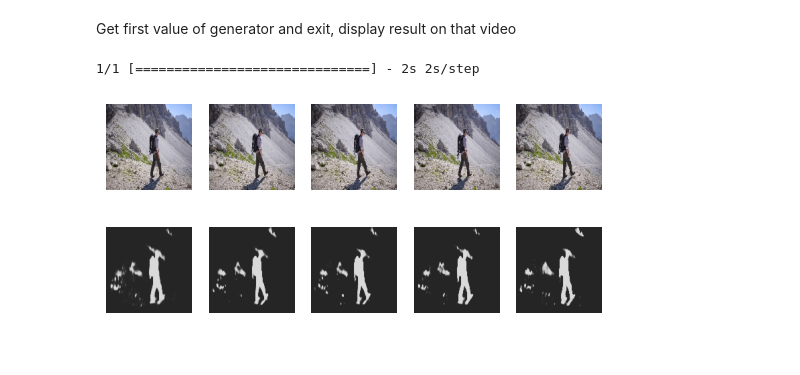
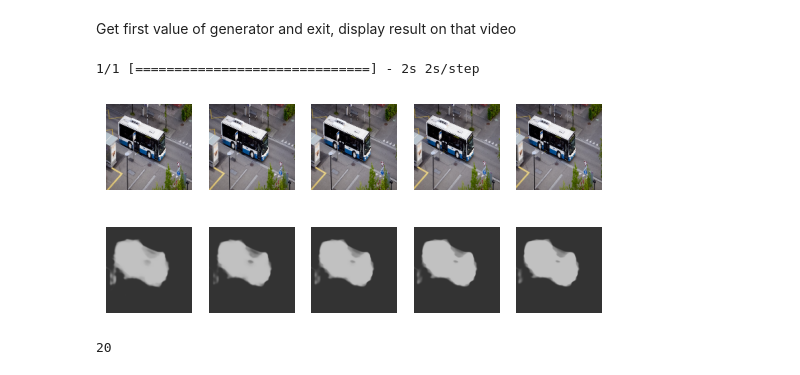
Before and after one commit to vivaansinghvi07/visenet, a Jupyter notebook: main.ipynb, the cells around one changed output. Drawn from its saved outputs; the diff is of its cells as text; code cells hidden in the pictures.

Commit message:
got some data in, model isn't perfect yet though

```diff
--- a/main.ipynb
+++ b/main.ipynb
@@ -84,4 +132,2 @@ plot_model(model, show_shapes=True, expand_nested=False, dpi=50)
 # %% [markdown]
 Overfit the model to test if it can work
-# %%
-model.fit(video_data_generator(n_repeat=500), steps_per_epoch=100, epochs=5)
@@ -99,0 +134,9 @@ Epoch 5/5
+# %%
+# load model with weights
+checkpoint_path = "checkpoints/cp.ckpt"
+checkpoint_dir = os.path.dirname(checkpoint_path)
+cp_callback = tf.keras.callbacks.ModelCheckpoint(filepath=checkpoint_path, save_weights_only=True, verbose=1)
+
+# train model
+epoch_config = {"steps_per_epoch": 40, "epochs": 40}
+model.fit(video_data_generator(**epoch_config), **epoch_config, callbacks=[cp_callback])
@@ -101,25 +163,35 @@ Epoch 5/5
 Get first value of generator and exit, display result on that video
 # %%
 NUM_DISPLAYED = 5
-for video, _ in video_data_generator():
-
+import random
+for video, _ in video_data_generator(steps_per_epoch=1000, epochs=1, n_repeat=1, training=True):
+    if random.random() < 0.9:
+        continue
     mask = model.predict(video)
 
     figure, axis = plt.subplots(2, NUM_DISPLAYED)
     plt.subplots_adjust(hspace=-0.5)
     for i in range(NUM_DISPLAYED):
         example_vid = (video[0][i] * 255).astype(np.uint8)
         example_mask = (mask[0][i] > 0.5).astype(np.uint8) * 255
         raw_mask = (mask[0][i] * 255).astype(np.uint8)
 
         axis[0, i].axis('off')
         axis[0, i].imshow(cv2.cvtColor(example_vid, cv2.COLOR_BGR2RGB))
         axis[1, i].axis('off')
         axis[1, i].imshow(cv2.cvtColor(raw_mask, cv2.COLOR_BGR2RGB))
 
     plt.show()
 
     break
 # %% [output]
 1/1 [==============================] - 2s 2s/step
-[figure, old version]
+[figure, new version]
+# %%
+import yaml
+with open("./DAVIS/Annotations/db_info.yml", "r") as f:
+    info = yaml.safe_load(f)["sequences"]
+frames = [i["num_frames"] for i in info if i["set"] == "test"]
+len(frames)
+# %% [output]
+20
```
Also changed, not shown: parts of 7 cells of this notebook.
